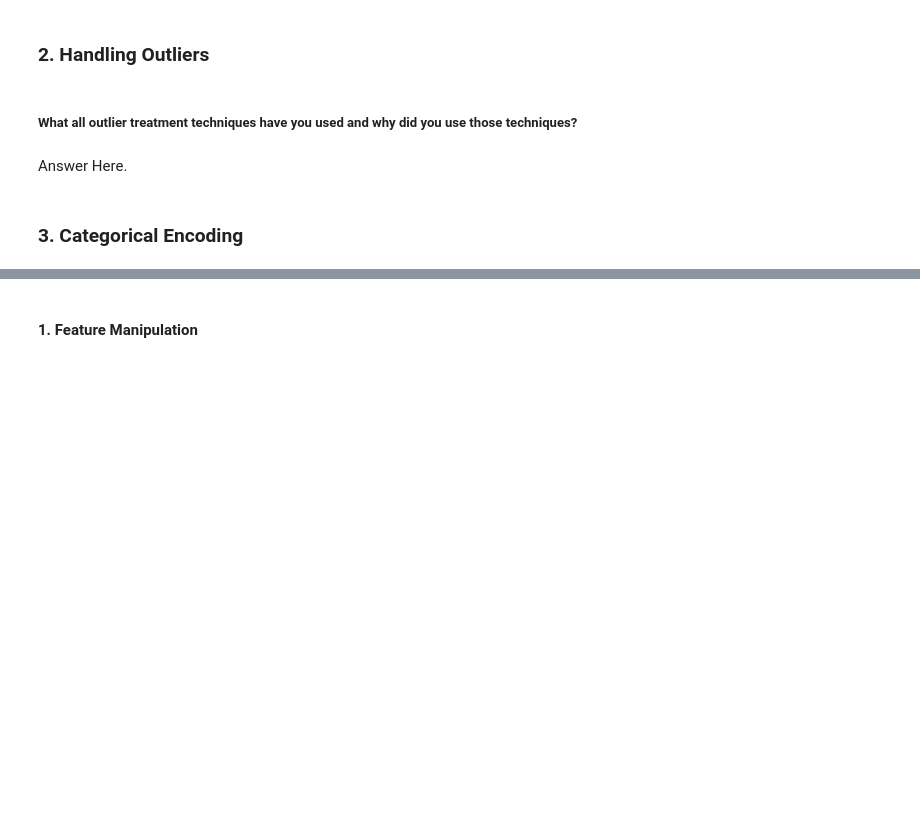
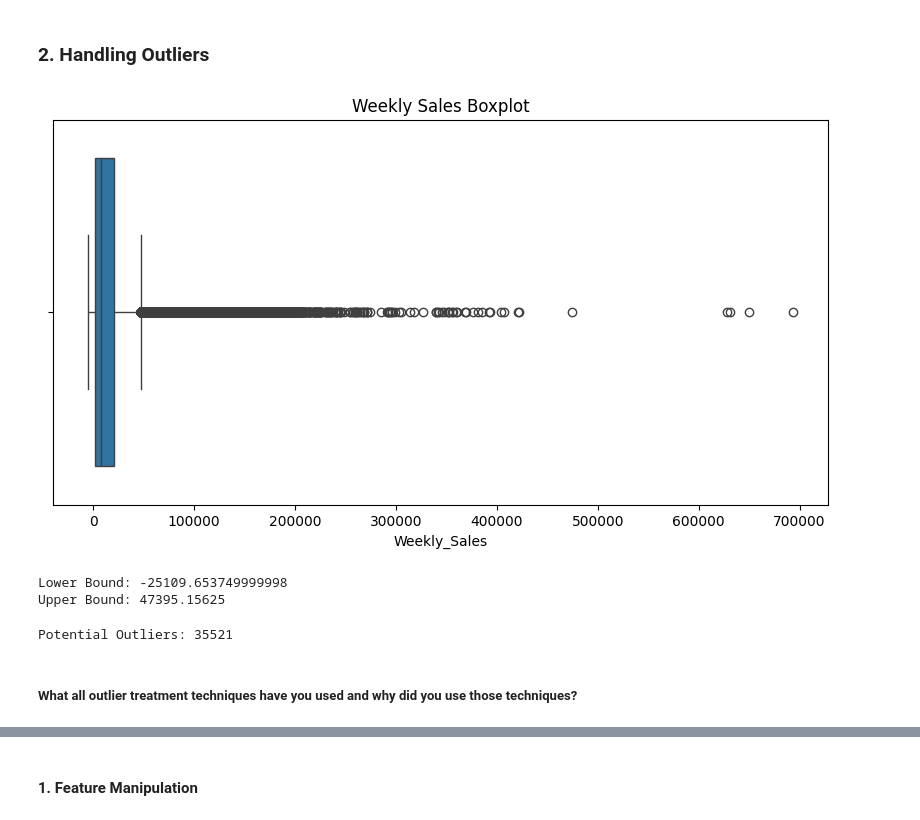
Before and after one commit to akshat-mishra-ds/Integrated-Retail-Analytics-for-Store-Optimization, a Jupyter notebook: Retail_Analytics_for_Store_Optimization.ipynb, the cells around one changed output, grey strips where cells are left out. Drawn from its saved outputs; the diff is of its cells as text; code cells hidden in the pictures; blank space fills up the shorter version.

```diff
--- a/Retail_Analytics_for_Store_Optimization.ipynb
+++ b/Retail_Analytics_for_Store_Optimization.ipynb
@@ -740,6 +764,47 @@ Answer Here.
+# %%
+# Handling Outliers & Outlier treatments
+# Visual inspection of Weekly Sales
+
+plt.figure(figsize=(10,5))
+
+sns.boxplot(
+    x=df['Weekly_Sales']
+)
+
+plt.title("Weekly Sales Boxplot")
+
+plt.show()
+# %% [output]
+[figure, added]
+# %%
+# ============================================
+# Calculate IQR
+# ============================================
+
+Q1 = df['Weekly_Sales'].quantile(0.25)
+
+Q3 = df['Weekly_Sales'].quantile(0.75)
+
+IQR = Q3 - Q1
+
+lower_bound = Q1 - 1.5 * IQR
+
+upper_bound = Q3 + 1.5 * IQR
+
+print("Lower Bound:", lower_bound)
+print("Upper Bound:", upper_bound)
+# %% [output]
+Lower Bound: -25109.653749999998
+Upper Bound: 47395.15625
+# %%
+# =============================================
+# Count potential outliers
+# =============================================
+
+outliers = df [ (df['Weekly_Sales'] < lower_bound) | (df['Weekly_Sales'] > upper_bound) ]
+
+print("Potential Outliers:", len(outliers))
+# %% [output]
+Potential Outliers: 35521
 # %% [markdown]
 ##### What all outlier treatment techniques have you used and why did you use those techniques?
-# %% [markdown]
-Answer Here.
-# %% [markdown]
-### 3. Categorical Encoding
```
Also changed, not shown: parts of 85 cells of this notebook.
